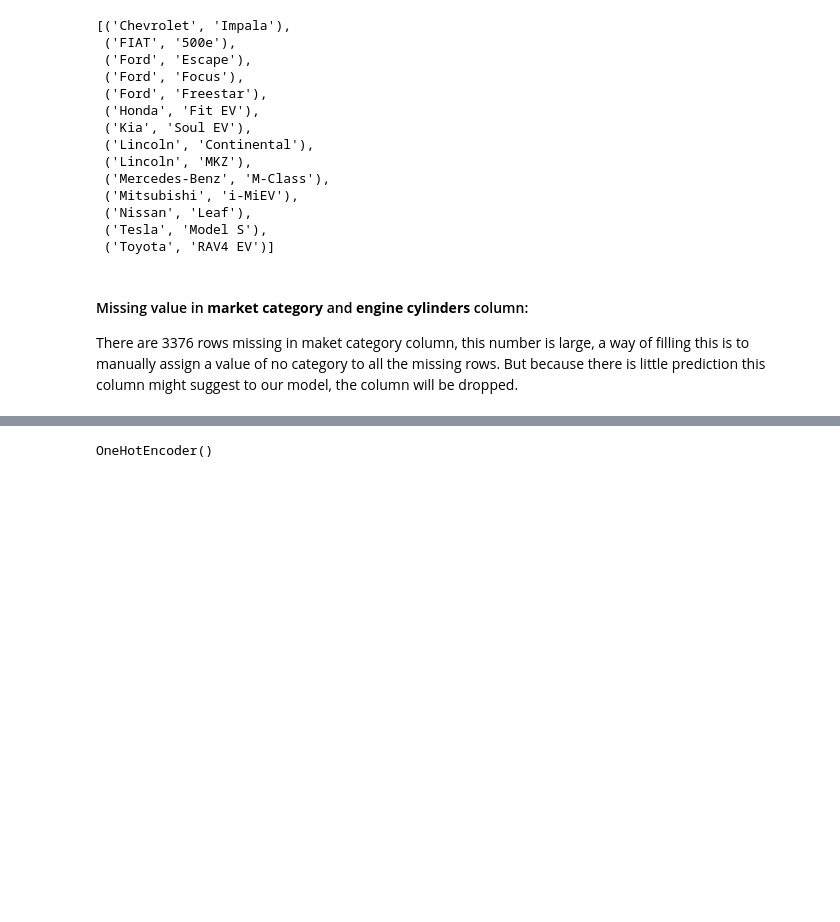
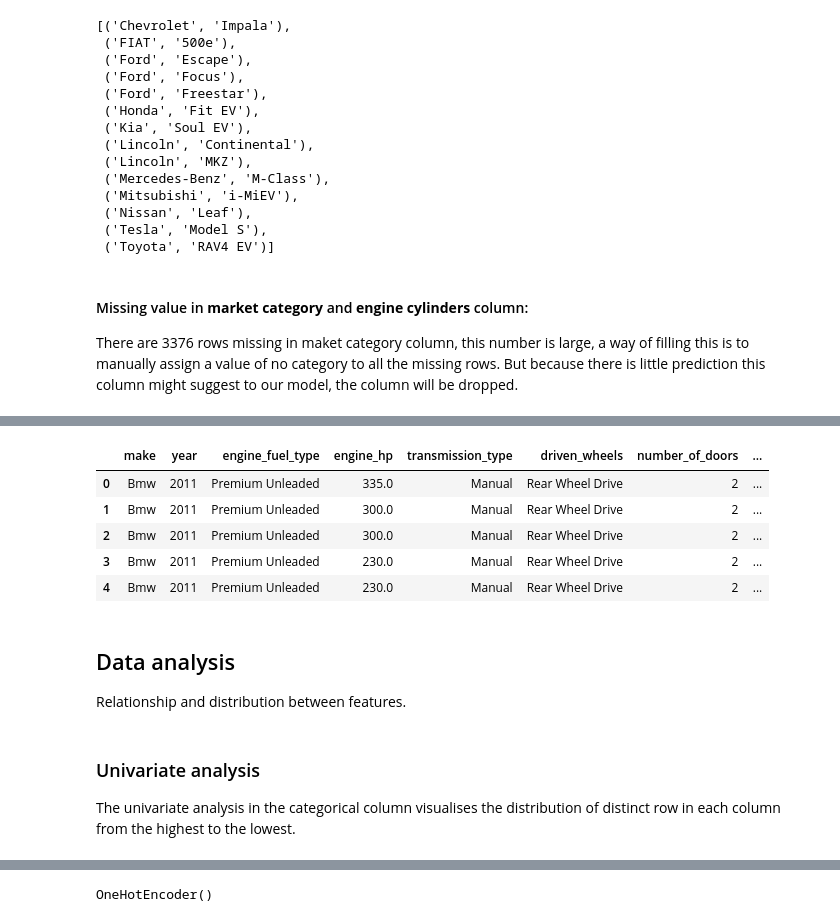
Before and after one commit to toludoyin/car-price-prediction, a Jupyter notebook: car_price_analysis_model.ipynb, the cells around one changed output, grey strips where cells are left out. Drawn from its saved outputs; the diff is of its cells as text; code cells hidden in the pictures; blank space fills up the shorter version.

```diff
--- a/car_price_analysis_model.ipynb
+++ b/car_price_analysis_model.ipynb
@@ -346,0 +338,16 @@ Number of distinct row in categorical column
+# %%
+cleaned_car_data.to_csv('cleaned_car_data.csv')
+cleaned_car_data.head()
+# %% [output]
+|  | make | year | engine_fuel_type | engine_hp | transmission_type | driven_wheels | number_of_doors | ... |
+| 0 | Bmw | 2011 | Premium Unleaded | 335.0 | Manual | Rear Wheel Drive | 2 | ... |
+| 1 | Bmw | 2011 | Premium Unleaded | 300.0 | Manual | Rear Wheel Drive | 2 | ... |
+| 2 | Bmw | 2011 | Premium Unleaded | 300.0 | Manual | Rear Wheel Drive | 2 | ... |
+| 3 | Bmw | 2011 | Premium Unleaded | 230.0 | Manual | Rear Wheel Drive | 2 | ... |
+| 4 | Bmw | 2011 | Premium Unleaded | 230.0 | Manual | Rear Wheel Drive | 2 | ... |
+# %% [markdown]
+## Data analysis
+Relationship and distribution between features.
+# %% [markdown]
+### Univariate analysis
+The univariate analysis in the categorical column visualises the distribution of distinct row in each column from the highest to the lowest.
```
Also changed, not shown: parts of 69 cells of this notebook.
